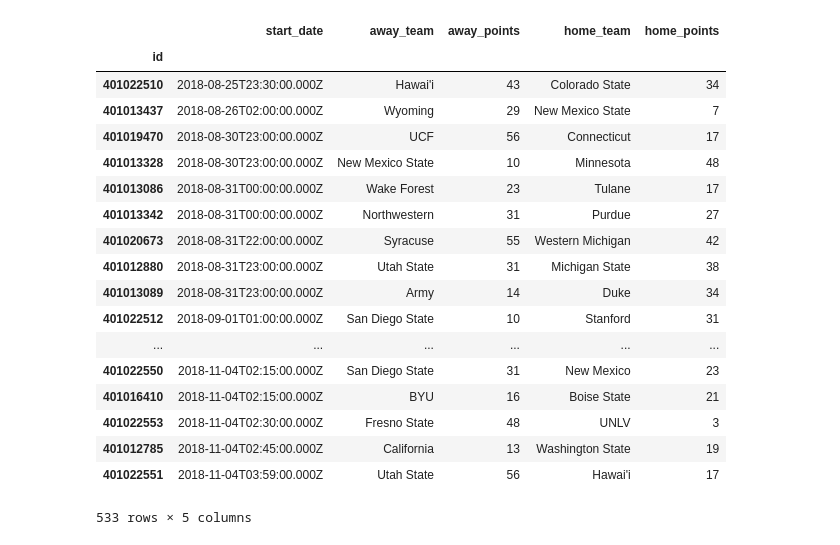
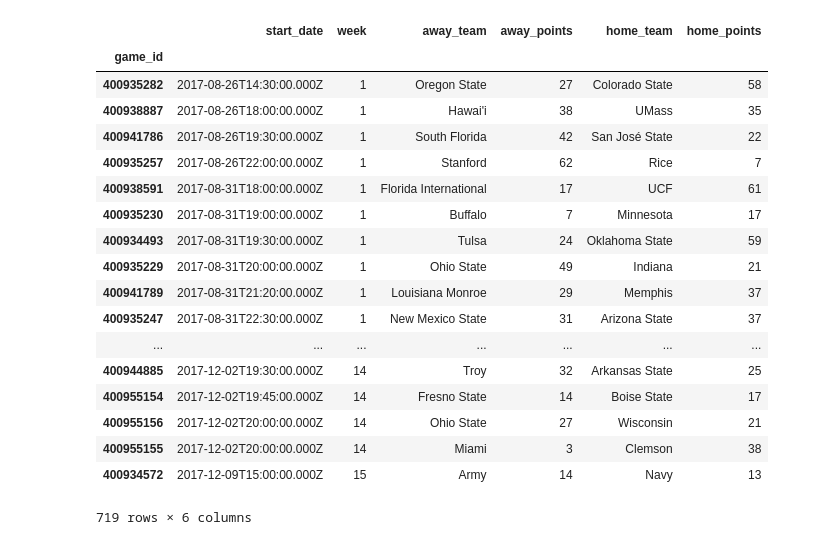
Before and after one commit to zaneddennis/CFB-Analytics, a Jupyter notebook: SimulateSeason.ipynb, the cells around one changed output. Saved outputs shown, nothing was run; the diff lists cells and outputs as text; code cells hidden in the pictures.

```diff
--- a/SimulateSeason.ipynb
+++ b/SimulateSeason.ipynb
@@ -6,35 +0,0 @@ startBetting = 5
-# %%
-import pandas as pd
-
-df = pd.read_json("Data/allgames" + str(season) + ".json")
-df["fbsonly"] = "no"
-for index, row in df.iterrows():
-    if row["home_conference"] != None and row["away_conference"] != None:
-        df.at[index, "fbsonly"] = "yes"
-
-df = df[df.fbsonly == "yes"]
-df = df.set_index("id")
-df = df[["start_date", "away_team", "away_points", "home_team", "home_points"]]
-
-df = df.copy()
-df
-# %% [output]
-|  | start_date | away_team | away_points | home_team | home_points |
-| id |  |  |  |  |  |
-| 401022510 | 2018-08-25T23:30:00.000Z | Hawai'i | 43 | Colorado State | 34 |
-| 401013437 | 2018-08-26T02:00:00.000Z | Wyoming | 29 | New Mexico State | 7 |
-| 401019470 | 2018-08-30T23:00:00.000Z | UCF | 56 | Connecticut | 17 |
-| 401013328 | 2018-08-30T23:00:00.000Z | New Mexico State | 10 | Minnesota | 48 |
-| 401013086 | 2018-08-31T00:00:00.000Z | Wake Forest | 23 | Tulane | 17 |
-| 401013342 | 2018-08-31T00:00:00.000Z | Northwestern | 31 | Purdue | 27 |
-| 401020673 | 2018-08-31T22:00:00.000Z | Syracuse | 55 | Western Michigan | 42 |
-| 401012880 | 2018-08-31T23:00:00.000Z | Utah State | 31 | Michigan State | 38 |
-| 401013089 | 2018-08-31T23:00:00.000Z | Army | 14 | Duke | 34 |
-| 401022512 | 2018-09-01T01:00:00.000Z | San Diego State | 10 | Stanford | 31 |
-| ... | ... | ... | ... | ... | ... |
-| 401022550 | 2018-11-04T02:15:00.000Z | San Diego State | 31 | New Mexico | 23 |
-| 401016410 | 2018-11-04T02:15:00.000Z | BYU | 16 | Boise State | 21 |
-| 401022553 | 2018-11-04T02:30:00.000Z | Fresno State | 48 | UNLV | 3 |
-| 401012785 | 2018-11-04T02:45:00.000Z | California | 13 | Washington State | 19 |
-| 401022551 | 2018-11-04T03:59:00.000Z | Utah State | 56 | Hawai'i | 17 |
-533 rows × 5 columns
@@ -41,3 +9,35 @@ df
+# %%
+import pandas as pd
+
+pd.set_option('display.max_columns', 500)  # prints the df properly in console instead of splitting up columns
+pd.set_option('display.width', 1000)
+
+df = pd.read_json("https://api.collegefootballdata.com/games?year=" + str(SEASON))
+df = df[(df.away_conference.notnull()) & (df.home_conference.notnull())]
+df = df[["id", "start_date", "week", "away_team", "away_points", "home_team", "home_points"]]
+df = df.set_index("id")
+df.index = df.index.rename("game_id")
+df
+# %% [output]
+|  | start_date | week | away_team | away_points | home_team | home_points |
+| game_id |  |  |  |  |  |  |
+| 400935282 | 2017-08-26T14:30:00.000Z | 1 | Oregon State | 27 | Colorado State | 58 |
+| 400938887 | 2017-08-26T18:00:00.000Z | 1 | Hawai'i | 38 | UMass | 35 |
+| 400941786 | 2017-08-26T19:30:00.000Z | 1 | South Florida | 42 | San José State | 22 |
+| 400935257 | 2017-08-26T22:00:00.000Z | 1 | Stanford | 62 | Rice | 7 |
+| 400938591 | 2017-08-31T18:00:00.000Z | 1 | Florida International | 17 | UCF | 61 |
+| 400935230 | 2017-08-31T19:00:00.000Z | 1 | Buffalo | 7 | Minnesota | 17 |
+| 400934493 | 2017-08-31T19:30:00.000Z | 1 | Tulsa | 24 | Oklahoma State | 59 |
+| 400935229 | 2017-08-31T20:00:00.000Z | 1 | Ohio State | 49 | Indiana | 21 |
+| 400941789 | 2017-08-31T21:20:00.000Z | 1 | Louisiana Monroe | 29 | Memphis | 37 |
+| 400935247 | 2017-08-31T22:30:00.000Z | 1 | New Mexico State | 31 | Arizona State | 37 |
+| ... | ... | ... | ... | ... | ... | ... |
+| 400944885 | 2017-12-02T19:30:00.000Z | 14 | Troy | 32 | Arkansas State | 25 |
+| 400955154 | 2017-12-02T19:45:00.000Z | 14 | Fresno State | 14 | Boise State | 17 |
+| 400955156 | 2017-12-02T20:00:00.000Z | 14 | Ohio State | 27 | Wisconsin | 21 |
+| 400955155 | 2017-12-02T20:00:00.000Z | 14 | Miami | 3 | Clemson | 38 |
+| 400934572 | 2017-12-09T15:00:00.000Z | 15 | Army | 14 | Navy | 13 |
+719 rows × 6 columns
 # %%
 for index, row in df.iterrows():
     sd = row["start_date"]
```
Also changed, not shown: parts of 8 cells of this notebook, 29 other files.
